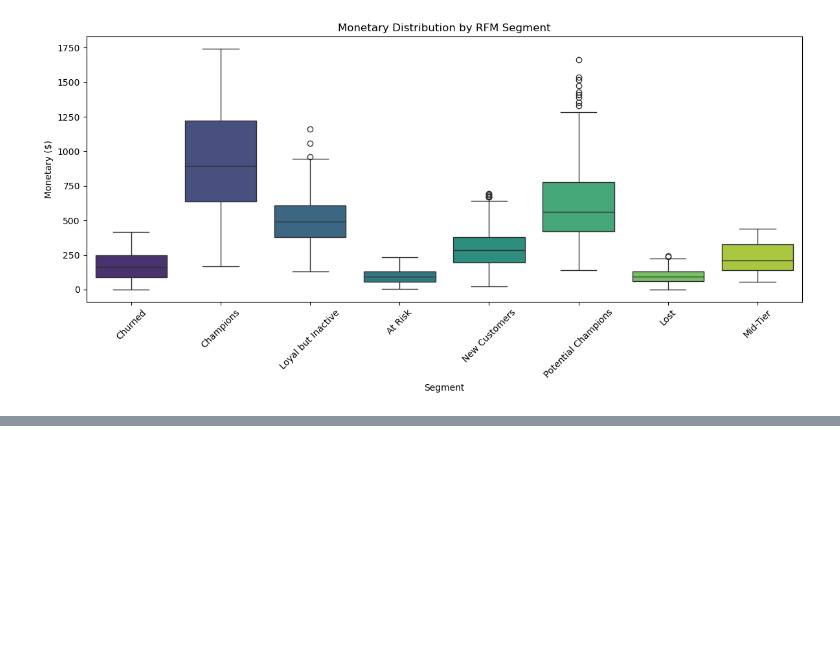
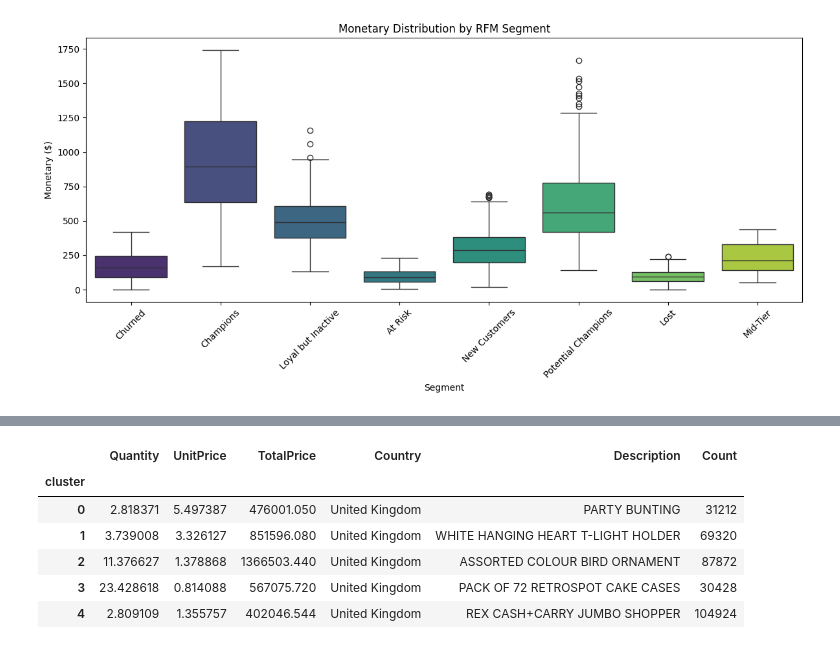
Before and after one commit to muhamedrar/Online-Retail, a Jupyter notebook: clustering_notebook.ipynb, the cells around one changed output, grey strips where cells are left out. Saved outputs shown, nothing was run; the diff lists cells and outputs as text; code cells hidden in the pictures; blank space fills up the shorter version.

```diff
--- a/clustering_notebook.ipynb
+++ b/clustering_notebook.ipynb
@@ -214,0 +249,21 @@ RFM[RFM['Segment'] == 'Churned'].groupby('RFM_total').agg({
+# %%
+prep_data['cluster'] = labels
+# %%
+segment_summary = prep_data.groupby('cluster').agg({
+    'Quantity': 'mean',
+    'UnitPrice': 'mean',
+    'TotalPrice': 'sum',
+    'Country': lambda x: x.mode()[0],
+    'Description': lambda x: x.mode()[0],
+    'InvoiceNo': 'count'
+}).rename(columns={'InvoiceNo': 'Count'})
+# %%
+segment_summary
+# %% [output]
+|  | Quantity | UnitPrice | TotalPrice | Country | Description | Count |
+| cluster |  |  |  |  |  |  |
+| 0 | 2.818371 | 5.497387 | 476001.050 | United Kingdom | PARTY BUNTING | 31212 |
+| 1 | 3.739008 | 3.326127 | 851596.080 | United Kingdom | WHITE HANGING HEART T-LIGHT HOLDER | 69320 |
+| 2 | 11.376627 | 1.378868 | 1366503.440 | United Kingdom | ASSORTED COLOUR BIRD ORNAMENT | 87872 |
+| 3 | 23.428618 | 0.814088 | 567075.720 | United Kingdom | PACK OF 72 RETROSPOT CAKE CASES | 30428 |
+| 4 | 2.809109 | 1.355757 | 402046.544 | United Kingdom | REX CASH+CARRY JUMBO SHOPPER | 104924 |
```
Also changed, not shown: parts of 10 cells of this notebook.
